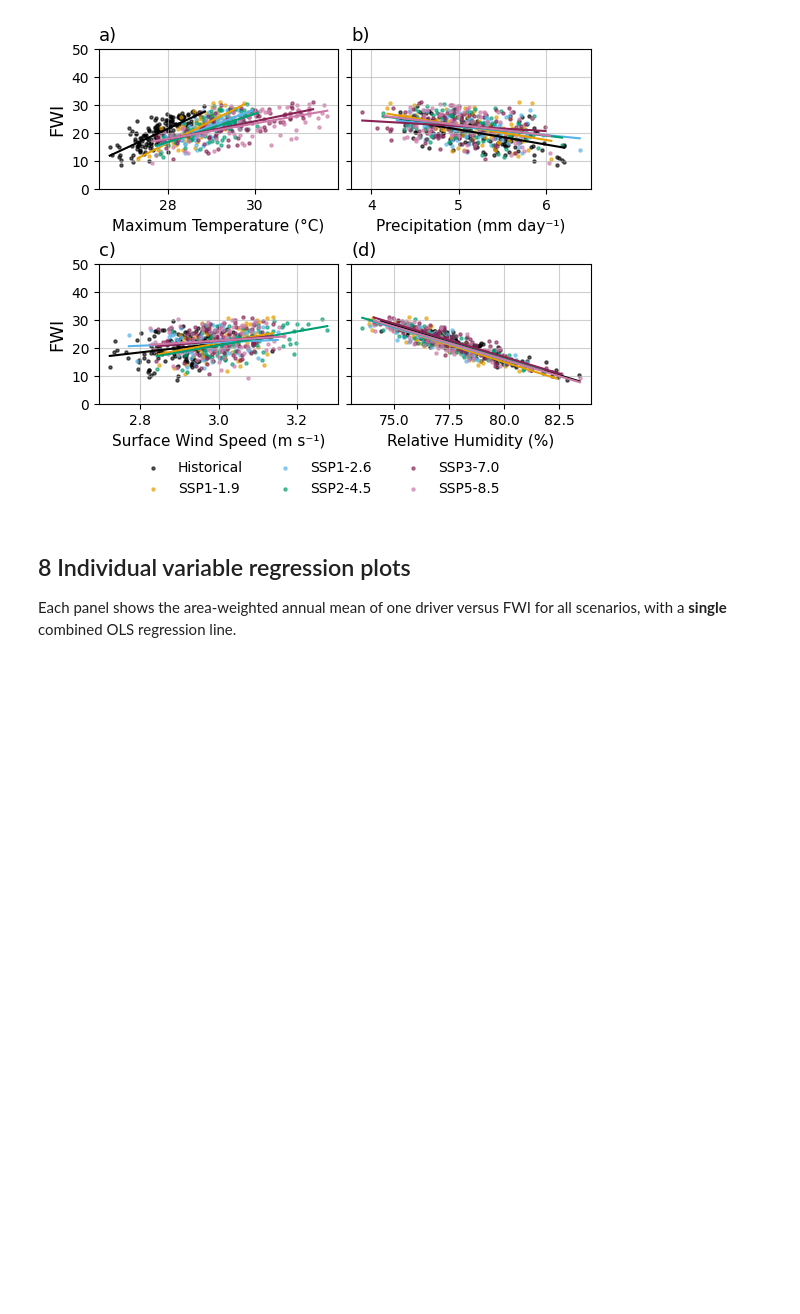
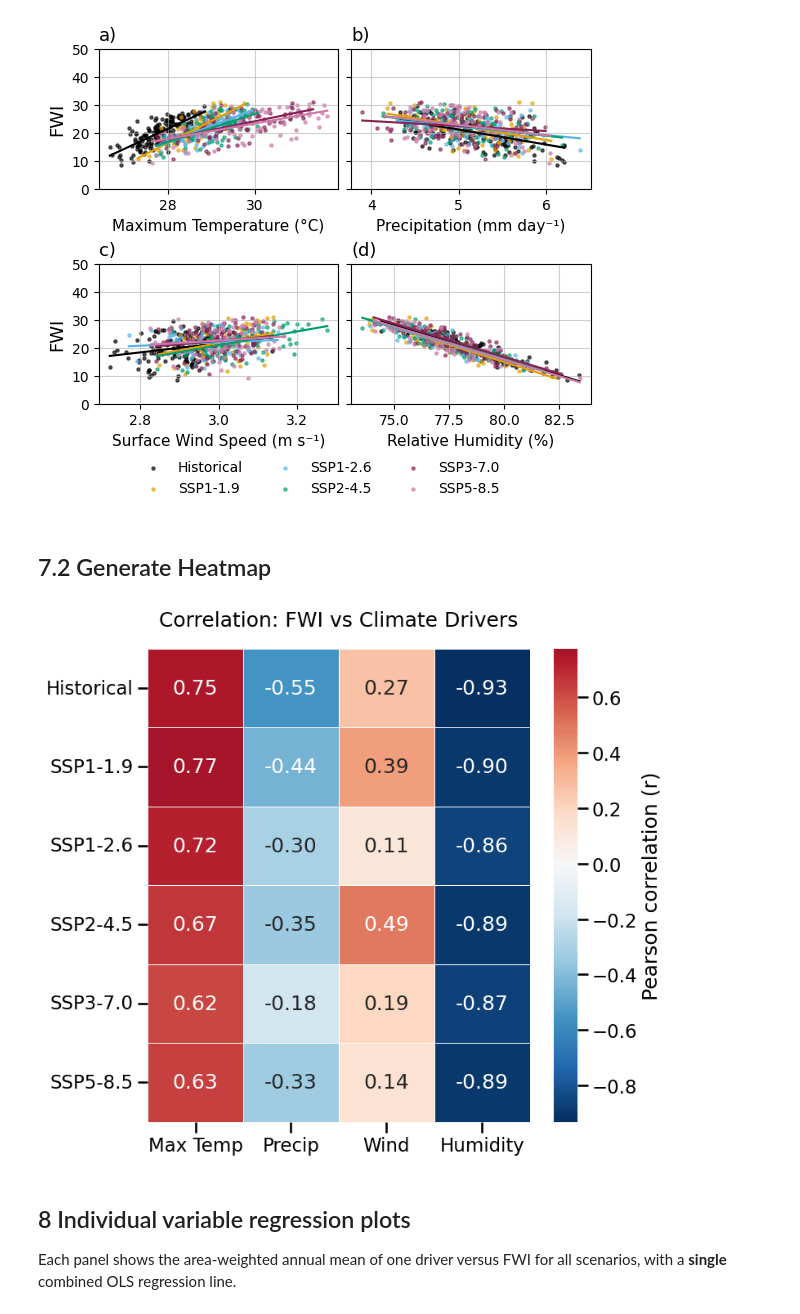
Before and after one commit to Thunthita/ClimateChangeonWildfire, a Jupyter notebook: New /src/GFDL_ESM4/GFDL-ESM4_FWI_4drivers.ipynb, the cells around one changed output. Saved outputs shown, nothing was run; the diff lists cells and outputs as text; code cells hidden in the pictures; blank space fills up the shorter version.

```diff
--- a/New /src/GFDL_ESM4/GFDL-ESM4_FWI_4drivers.ipynb
+++ b/New /src/GFDL_ESM4/GFDL-ESM4_FWI_4drivers.ipynb
@@ -294,12 +346,14 @@ def _area_weighted_mean(da: xr.DataArray, weights: xr.Dataset,
     weights : Dataset with an ``area`` variable on a compatible grid
     region  : dict of slice kwargs, e.g. ``dict(lat=slice(5.5, 20.5), lon=slice(97.5, 105.5))``
     """
+    da_reg = da.sel(**region)
     w = (
         weights
-        .sel(lat=da.lat, lon=da.lon, method="nearest")
-        .sel(**region)["area"]
+        .sel(lat=da_reg.lat, lon=da_reg.lon, method="nearest")
+        ["area"]
+        .assign_coords(lat=da_reg.lat, lon=da_reg.lon)
     )
-    return da.sel(**region).weighted(w).mean(dim=["lat", "lon"])
+    return da_reg.weighted(w).mean(dim=["lat", "lon"])
 # %% [markdown]
 ## 6  Plotting function
 
@@ -452,3 +506,5 @@ plot_fwi_vs_4vars_grid(
 # %% [output]
 Figure saved → FWI_vs_4drivers_Thailand_2x2.png
 [figure]
+# %% [markdown]
+## 7.2 Generate Heatmap
@@ -455,3 +595,20 @@ Figure saved → FWI_vs_4drivers_Thailand_2x2.png
+# %%
+# 2. Call the correlation heatmap function
+plot_fwi_corr_heatmap(
+    ds_fwi    = ds_fwi,
+    ds_tasmax = ds_tasmax,
+    ds_pr     = ds_pr,
+    ds_wind   = ds_wind,
+    ds_hurs   = ds_hurs,
+    scenarios = SCENARIOS,      # e.g., ['historical', 'ssp245', 'ssp585']
+    labels    = SCENARIO_LABELS, # Mapping dict
+    area_fwi  = areacella,      # FWI grid areas
+    area_drv  = areacella_tas,  # Driver grid areas
+    region    = TH_SLICE,       # Your region dictionary
+    filename  = "fwi_correlation_matrix.png"
+)
+# %% [output]
+[figure, added]
 # %% [markdown]
 ## 8  Individual variable regression plots
 
```
Also changed, not shown: parts of 13 cells of this notebook, 16 other files.
